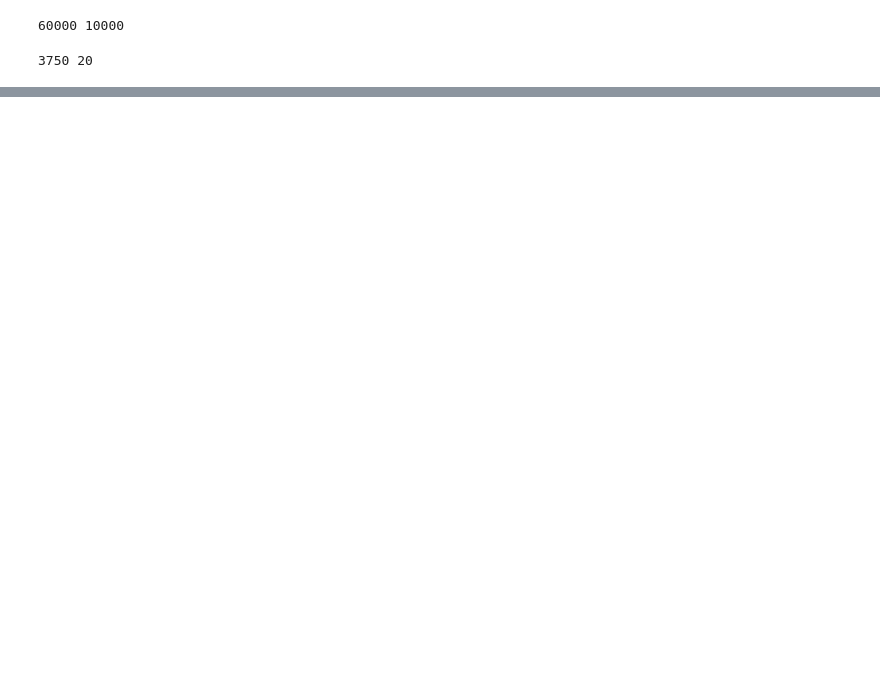
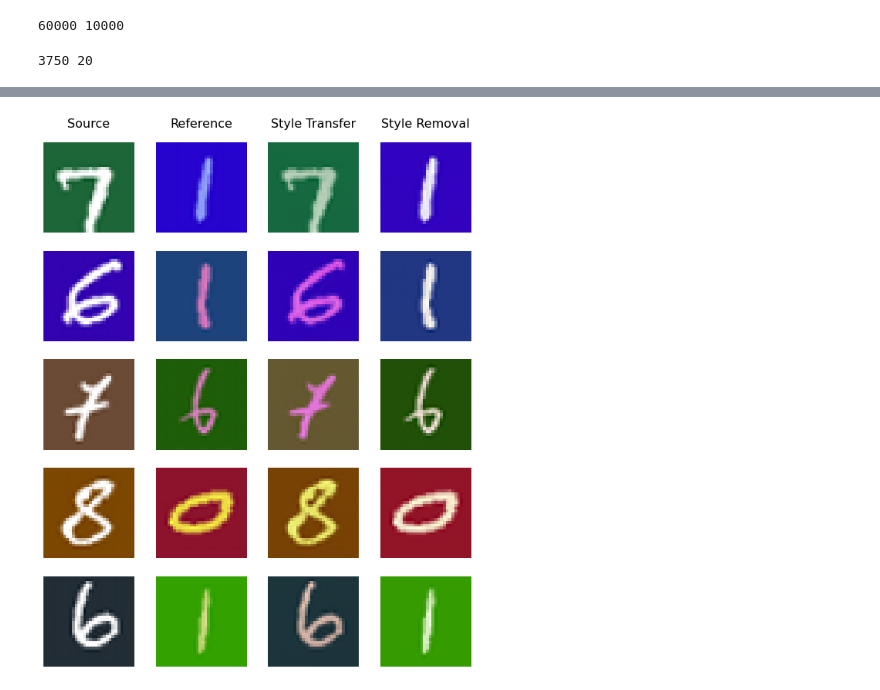
Before and after one commit to pivv/style-content-gan, a Jupyter notebook: exps/hyeonuk/mnist_cs_glow.ipynb, the cells around one changed output, grey strips where cells are left out. Saved outputs shown, nothing was run; the diff lists cells and outputs as text; code cells hidden in the pictures; blank space fills up the shorter version.

```diff
--- a/exps/hyeonuk/mnist_cs_glow.ipynb
+++ b/exps/hyeonuk/mnist_cs_glow.ipynb
@@ -95,3 +121,35 @@ all_input, all_output = cs_model.predict(test_loader)
+# %%
+m = 4
+n = 5
+fig = plt.figure(figsize=(10., 10.*float(n)/float(m)))
+indices = np.arange(len(all_input['x1']))
+np.random.shuffle(indices)
+for index in range(n):
+    ax = fig.add_subplot(n, m, m*index+1)
+    ax.axis('off')
+    ax.imshow(all_input['x1'][indices[index], :3].detach().cpu().numpy().transpose(1, 2, 0))
+    if index == 0:
+        ax.set_title('Source', fontsize=16, pad=20)
+    ax = fig.add_subplot(n, m, m*index+2)
+    ax.axis('off')
+    ax.imshow(all_input['x2'][indices[index], :3].detach().cpu().numpy().transpose(1, 2, 0))
+    if index == 0:
+        ax.set_title('Reference', fontsize=16, pad=20)
+    ax = fig.add_subplot(n, m, m*index+3)
+    ax.axis('off')
+    ax.imshow(all_output['x12'][indices[index]].detach().cpu().numpy().transpose(1, 2, 0))
+    if index == 0:
+        ax.set_title('Style Transfer', fontsize=16, pad=20)
+    ax = fig.add_subplot(n, m, m*index+4)
+    ax.axis('off')
+    if index == 0:
+        ax.set_title('Style Removal', fontsize=16, pad=20)
+    ax.imshow(all_output['x21'][indices[index]].detach().cpu().numpy().transpose(1, 2, 0))
+
+plt.savefig(os.path.join(run_dir, f"sampling_result.png"), dpi=200, bbox_inches='tight')
+plt.show()
+# %% [output]
+[figure, added]
 # %%
 images = all_input['x2'].numpy().transpose(0, 2, 3, 1)
 latents = all_output['z2'].numpy()
```
Also changed, not shown: parts of 9 cells of this notebook, 3 other files.
